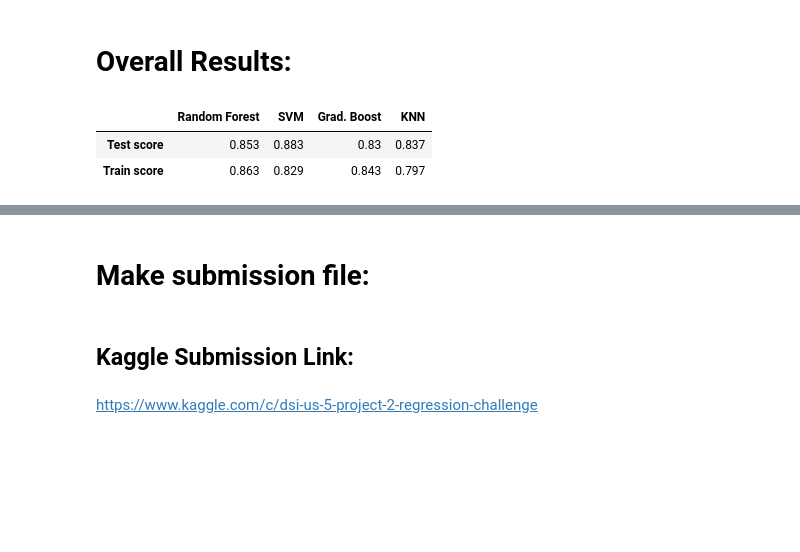
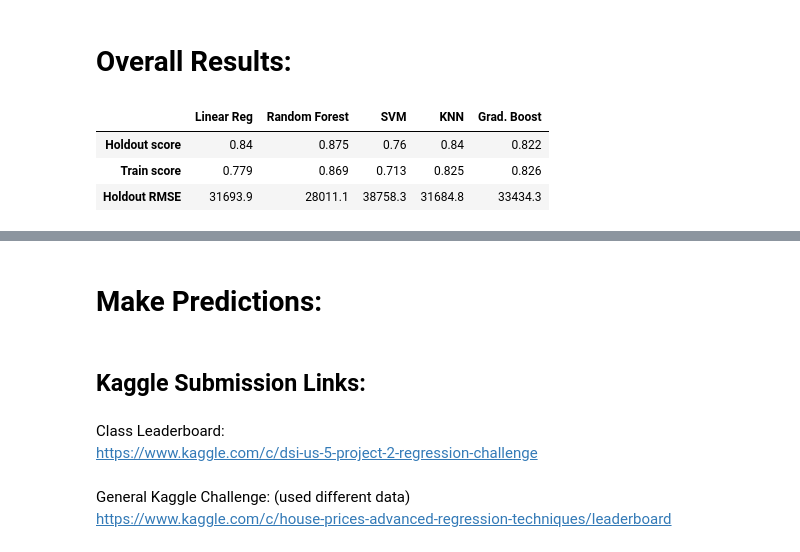
Before and after one commit to zachdg7/Housing_Price_Prediction, a Jupyter notebook: housing_submission_maker.ipynb, the cells around one changed output, grey strips where cells are left out. Cells and saved outputs as stored; diff of their text form; code cells hidden in the pictures; blank space fills up the shorter version.

```diff
--- a/housing_submission_maker.ipynb
+++ b/housing_submission_maker.ipynb
@@ -305,9 +308,10 @@ svm_params = {
     'C' : [.5, 1, 3, 4, 5, 10]
 }
 
-svm_notes = 'Beginning Tuning'
+svm_notes = ''
 
 # call the fit_model function
-all_results, svm_best_model, svm_preds = fit_model(svm.SVR(), 'SVM', svm_params, all_results, svm_notes)
+all_results, svm_best_model, svm_preds = fit_model(svm.SVR(), 'SVM', svm_params, all_results, svm_notes,
+                                                  )
 # %% [output]
 |  | SVM |
@@ -321,0 +327,15 @@ Runtime:  4.657  minutes
+# %%
+# set parameters
+knn_params = {
+    'n_neighbors': [3, 4, 5, 7, 10, 15],
+    'weights': ['distance'], # uniform
+    'metric': ['minkowski'],
+    'p': [1, 2, 3] # p = 1 and 2 correspondes to Manhattan and Euclidean distance metrics repsectively
+}
+
+knn_notes = ''
+
+# call the fit_model function
+all_results, knn_best_model, knn_preds = fit_model(KNeighborsRegressor(), 'KNN',
+                                                   knn_params, all_results, knn_notes,
+                                                  )
@@ -322,11 +353,10 @@ Runtime:  4.657  minutes
 # %%
 # set parameters
 gb_params = {
-            'learning_rate' : [.0075, 0.1, .125,],
+            'learning_rate' : [0.1],
             'n_estimators': [110, 125, 140],
             'min_samples_split': [2],
             'min_samples_leaf': [2],
-#             'bootstrap': [True, False],
             'max_depth':[None],
             'max_leaf_nodes': [None],
             'max_features': ['auto'], # max_feat_to_check
@@ -339,11 +369,11 @@ all_results, gb_best_model, gb_preds = fit_model(GradientBoostingRegressor(),
                                                  'Grad. Boost',
                                                  gb_params,
                                                  all_results,
-                                                 gb_notes
+                                                 gb_notes,
                                                 )
 
 # Top features
-feat_importance = pd.DataFrame(gb_best_model.feature_importances_, index=all_features).sort_values(by=0, ascending=False)
-feat_importance.head(15).plot(kind='barh')
+feat_importance = pd.DataFrame(gb_best_model.feature_importances_).sort_values(by=0, ascending=False)
+feat_importance.head(10).plot(kind='barh')
 # %% [output]
 |  | Grad. Boost |
@@ -360,13 +390,0 @@ Runtime:  19.032  minutes
-# %%
-# set parameters
-knn_params = {
-    'n_neighbors': [3, 4, 5, 7, 10, 15, 25],
-    'weights': ['uniform', 'distance'],
-    'metric': ['minkowski'],
-    'p': [1, 2, 3] # p = 1 and 2 correspondes to Manhattan and Euclidean distance metrics repsectively
-}
-
-knn_notes = 'Beginning Tuning'
-
-# call the fit_model function
-all_results, knn_best_model, knn_preds = fit_model(KNeighborsRegressor(), 'KNN', knn_params, all_results, knn_notes)
@@ -383,9 +391,10 @@ Runtime:  9.889  minutes
 # %% [markdown]
 # Overall Results:
 # %%
-display(all_results.head(2))
+display(all_results.head(3))
 display(all_results.tail(3))
 # %% [output]
-|  | Random Forest | SVM | Grad. Boost | KNN |
-| Test score | 0.853 | 0.883 | 0.83 | 0.837 |
-| Train score | 0.863 | 0.829 | 0.843 | 0.797 |
+|  | Linear Reg | Random Forest | SVM | KNN | Grad. Boost |
+| Holdout score | 0.84 | 0.875 | 0.76 | 0.84 | 0.822 |
+| Train score | 0.779 | 0.869 | 0.713 | 0.825 | 0.826 |
+| Holdout RMSE | 31693.9 | 28011.1 | 38758.3 | 31684.8 | 33434.3 |
@@ -396,3 +405,3 @@ display(all_results.tail(3))
 # %% [markdown]
-# Make submission file:
+# Make Predictions:
 # %%
@@ -400,5 +409,9 @@ display(all_results.tail(3))
 # test[['Id', 'SalePrice']].sort_values(by='Id').to_csv('submissions.csv',index=False)
 # %% [markdown]
-## Kaggle Submission Link:
+## Kaggle Submission Links:
 # %% [markdown]
-https://www.kaggle.com/c/dsi-us-5-project-2-regression-challenge
+Class Leaderboard: <br>
+https://www.kaggle.com/c/dsi-us-5-project-2-regression-challenge <br>
+<br>
+General Kaggle Challenge: (used different data) <br>
+https://www.kaggle.com/c/house-prices-advanced-regression-techniques/leaderboard
```
Also changed, not shown: parts of 46 cells of this notebook, 3 other files.
